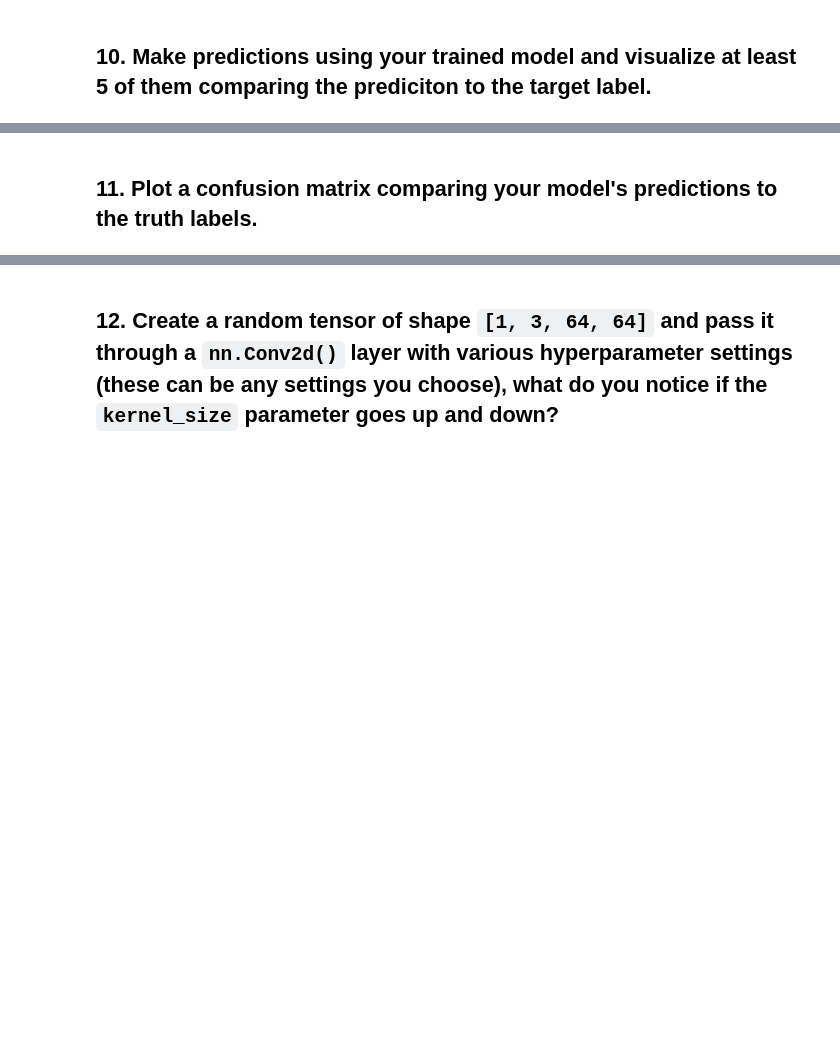
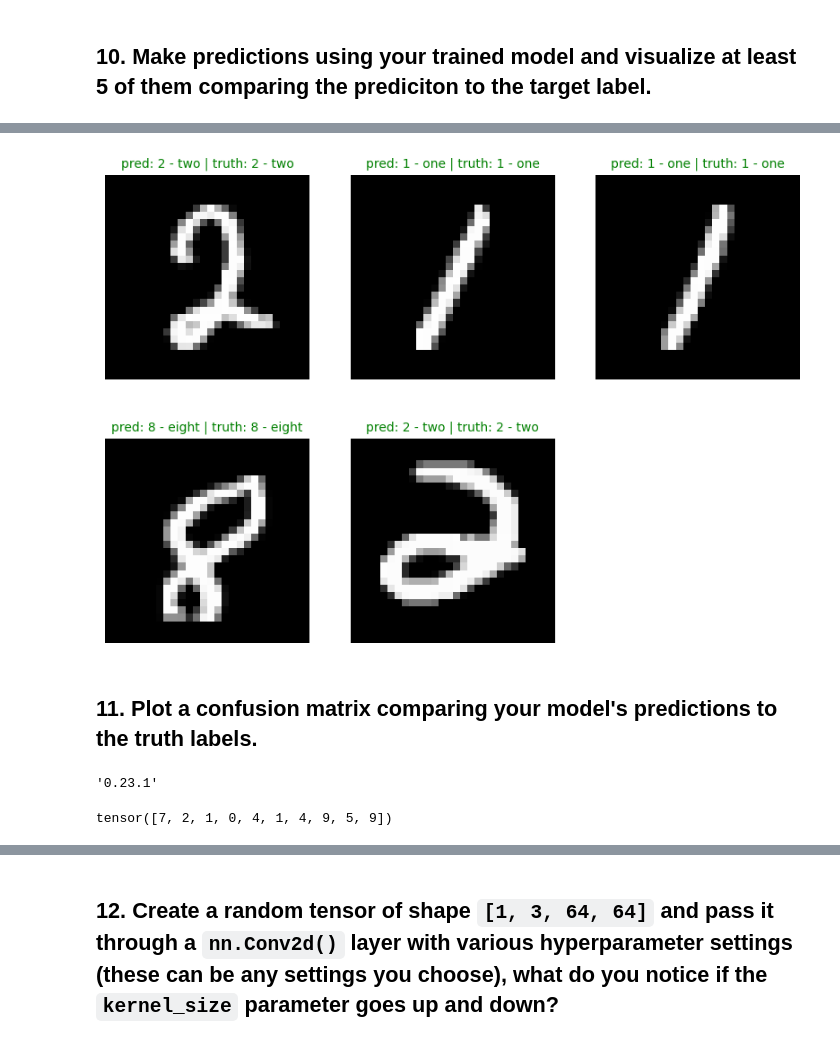
Before and after one commit to Cleign1/ZTM_Pytorch, a Jupyter notebook: 03_pytorch_computer_vision_exercises.ipynb, the cells around one changed output, grey strips where cells are left out. Cells and saved outputs as stored; diff of their text form; code cells hidden in the pictures; blank space fills up the shorter version.

```diff
--- a/03_pytorch_computer_vision_exercises.ipynb
+++ b/03_pytorch_computer_vision_exercises.ipynb
@@ -316,2 +336,40 @@ Train time on cuda: 87.615 seconds
+# %%
+plt.figure(figsize=(10, 7))
+nrows = 2
+ncols = 3
+for i, sample in enumerate(test_samples):
+    plt.subplot(nrows, ncols, i+1)
+    plt.imshow(sample.squeeze(), cmap='gray')
+    pred_labels = test_classes[pred_classes[i]]
+    truth_labels = test_classes[test_labels[i]]
+    title_text = f'pred: {pred_labels} | truth: {truth_labels}'
+    if pred_labels == truth_labels:
+        plt.title(title_text, fontsize=10, c='g')
+    else:
+        plt.title(title_text, fontsize=10, c='r')
+    plt.axis(False)
+# %% [output]
+[figure, added]
 # %% [markdown]
 ## 11. Plot a confusion matrix comparing your model's predictions to the truth labels.
+# %%
+import mlxtend
+mlxtend.__version__
+# %% [output]
+'0.23.1'
+# %%
+# make a predictions
+y_preds = []
+model_1.eval()
+with torch.inference_mode():
+    for X, y in tqdm(test_dataloader):
+        X, y = X.to(device), y.to(device)
+        y_logit = model_1(X)
+        y_pred = torch.softmax(y_logit, dim=1).argmax(dim=1)
+        y_preds.append(y_pred.cpu())
+
+
+y_pred_tensor = torch.cat(y_preds)
+y_pred_tensor[:10]
+# %% [output]
+tensor([7, 2, 1, 0, 4, 1, 4, 9, 5, 9])
```
Also changed, not shown: parts of 20 cells of this notebook.
